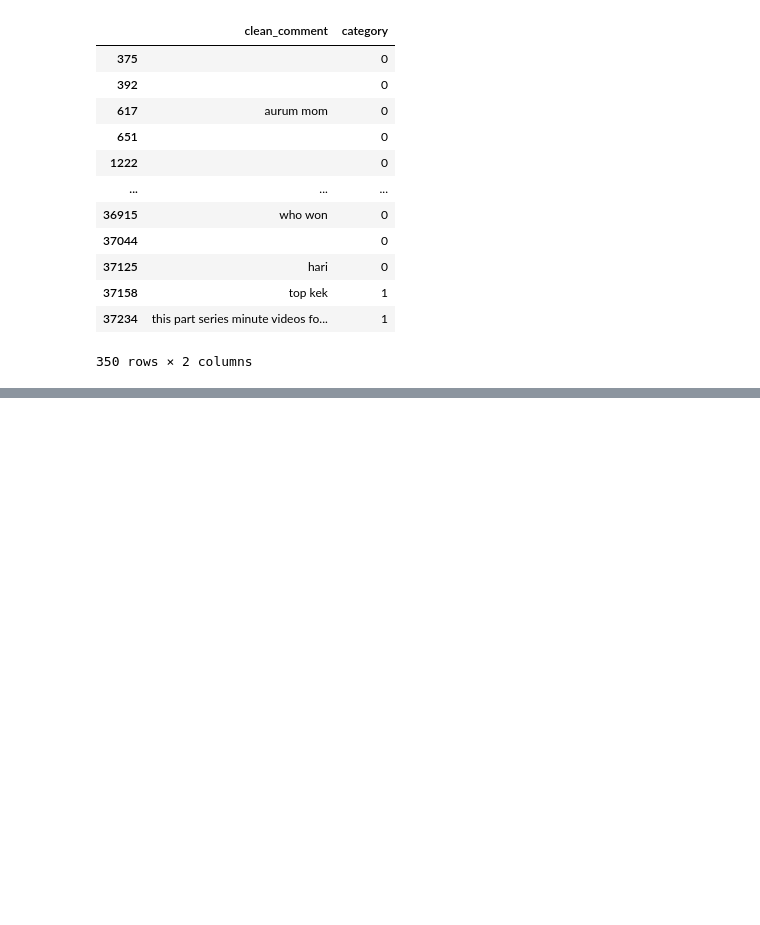
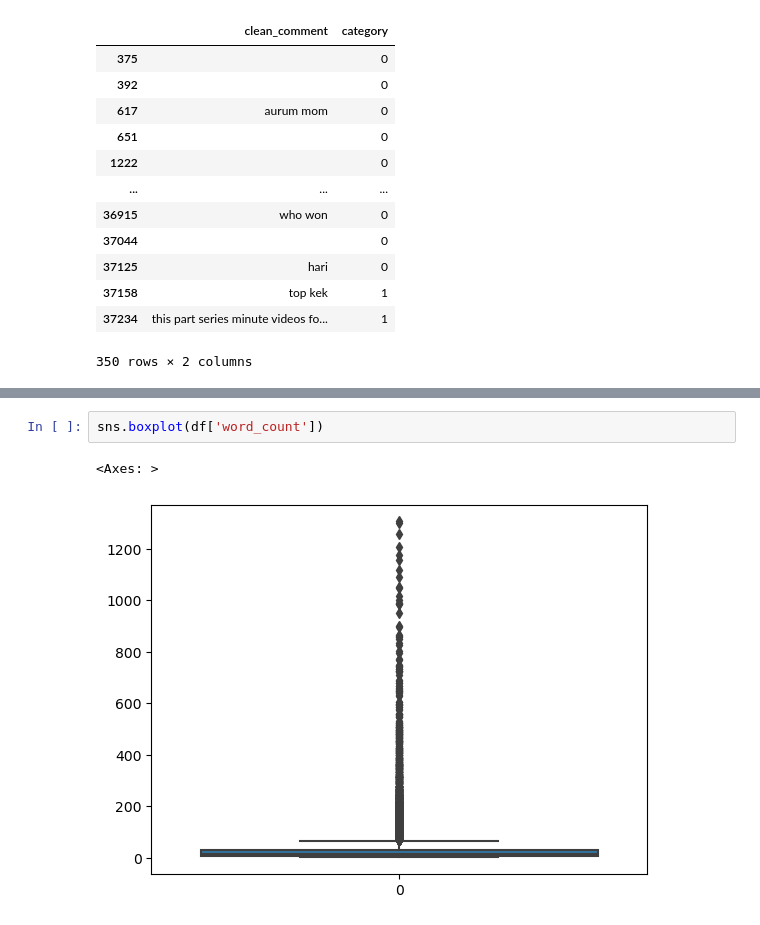
Before and after one commit to apoorvtechh/Second_project, a Jupyter notebook: comment-analyzer-preprocessing.ipynb, the cells around one changed output, grey strips where cells are left out. Saved outputs shown, nothing was run; the diff lists cells and outputs as text; blank space fills up the shorter version.

```diff
--- a/comment-analyzer-preprocessing.ipynb
+++ b/comment-analyzer-preprocessing.ipynb
@@ -81,0 +214,5 @@ df.drop
+# %%
+sns.boxplot(df['word_count'])
+# %% [output]
+<Axes: >
+[figure, added]
```
Also changed, not shown: parts of 52 cells of this notebook.
